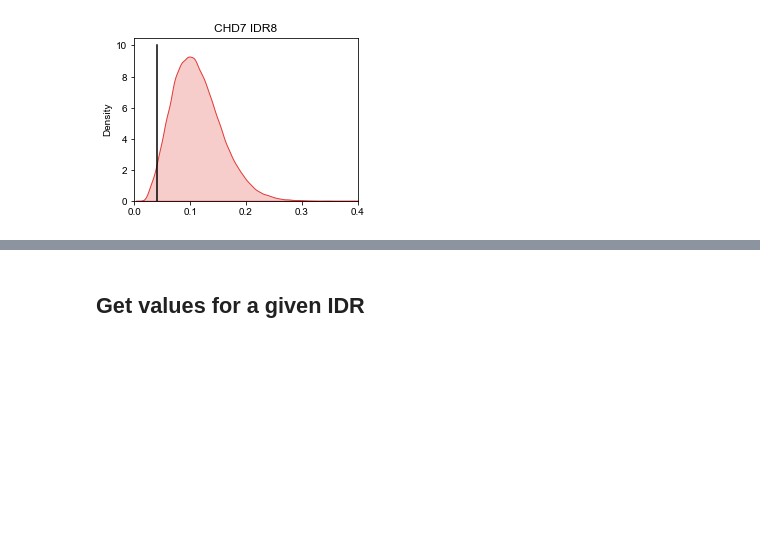
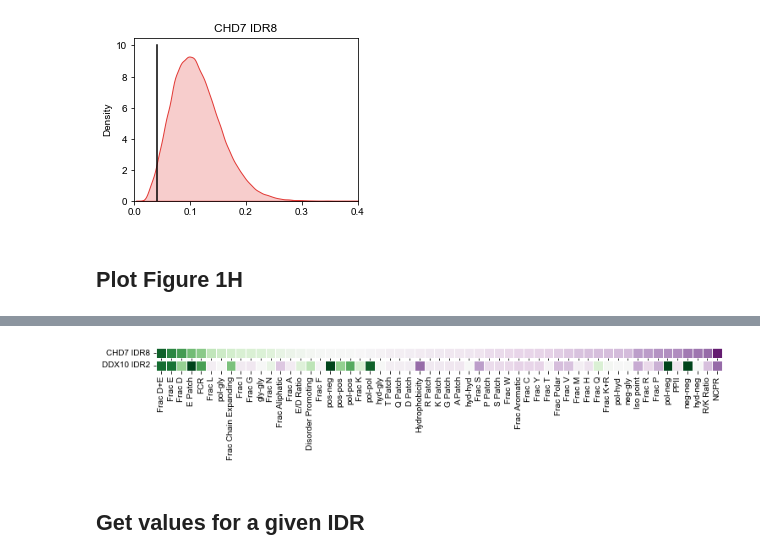
Before and after one commit to kierstenruff/RUFF_KING_Grammars_of_IDRs_using_NARDINI-, a Jupyter notebook: 0_Creating_GIN_Clusters/0_extract_GIN_clusters_IDRs_100_300.ipynb, the cells around one changed output, grey strips where cells are left out. Drawn from its saved outputs; the diff is of its cells as text; code cells hidden in the pictures; blank space fills up the shorter version.

```diff
--- a/0_Creating_GIN_Clusters/0_extract_GIN_clusters_IDRs_100_300.ipynb
+++ b/0_Creating_GIN_Clusters/0_extract_GIN_clusters_IDRs_100_300.ipynb
@@ -1481,3 +1788,71 @@ meta NOT subset; don't know how to subset; dropped
 meta NOT subset; don't know how to subset; dropped
 [figure]
 [figure]
+# %% [markdown]
+## Plot Figure 1H
+# %%
+schemdf=pd.read_excel('data/schematic_patterning_compositional_feature_zscores.xlsx')
+print(schemdf)
+
+genenamesIDRnum_sub=schemdf['Genes'].tolist()
+myfullfeats=schemdf.columns[6:]
+
+fdf=schemdf[myfullfeats]
+stdvals_features_all=[]
+for i in range(0,len(myfullfeats)):
+    stdvals_features_all.append(np.std(fdf[myfullfeats[i]].tolist()))
+
+# Remove features that aren't different between the IDRs
+indices=[i for i, ltr in enumerate(stdvals_features_all) if ltr > 3e-17]
+myfeats=[]
+for i in indices:
+    myfeats.append(myfullfeats[i])
+
+print(len(myfeats))
+
+
+sublist=['CHD7 IDR8','DDX10 IDR2']
+
+tmpidx=[]
+tmpgenes=[]
+for s in sublist:
+    tmpidx.append(genenamesIDRnum_sub.index(s))
+    tmpgenes.append(genenamesIDRnum_sub[genenamesIDRnum_sub.index(s)])
+    print(genenamesIDRnum_sub[genenamesIDRnum_sub.index(s)])
+
+dffeature = pd.DataFrame(myfeats,columns =['Sequence Features'])
+dftmp=pd.DataFrame()
+for s in range(0,len(tmpgenes)):
+    tdf=schemdf[schemdf['Genes']==tmpgenes[s]]
+    dftmp[tmpgenes[s]]=tdf[myfeats].to_numpy()[0]
+
+print(dftmp)
+dfr = pd.concat([dffeature, dftmp], axis=1)
+
+## Only save features that at least one idr has a z-score > 0 ##
+#tmp=(abs(dfr.select_dtypes(include=['number'])) > 1).any(1)
+tmp=(dfr.select_dtypes(include=['number']) != 0).any(1)
+dfr= dfr.loc[tmp==True]
+print(dfr.head(20))
+
+
+final_dfr = dfr.sort_values(by=[sublist[0]], ascending=False) # sorting by the first gene in your sublist
+#final_dfr = dfr
+print(final_dfr)
+print(len(final_dfr))
+
+final_dfr2=final_dfr;
+mygroup=final_dfr2.pop('Sequence Features')
+
+
+if len(sublist)>1:
+    f,axs = plt.subplots(len(sublist),1,sharex=True,figsize = (12, len(sublist)/4))
+    for i in range(0,len(sublist)):
+        sbn.heatmap(final_dfr2[[sublist[i]]].T,cmap="PRGn",cbar=False,ax=axs[i],vmin=-3,vmax=3,square=True,linewidth=0.5)
+        axs[i].tick_params(labelrotation=0)
+else:
+    f,ax1 = plt.subplots(1,1,sharex=True,figsize = (12, 1))
+    g1 = sbn.heatmap(final_dfr2[[sublist[0]]].T,cmap="PRGn",cbar=False,ax=ax1,vmin=-3,vmax=3,square=True,linewidth=0.5)
+
+plt.xticks(np.arange(0.5, len(mygroup), 1), mygroup,rotation=90)
+# %% [output]
@@ -1484,3 +1893,4 @@ meta NOT subset; don't know how to subset; dropped
+[figure, added]
 # %% [markdown]
 ## Get values for a given IDR
 # %%
```
Also changed, not shown: parts of 7 cells of this notebook, 13 other files.
